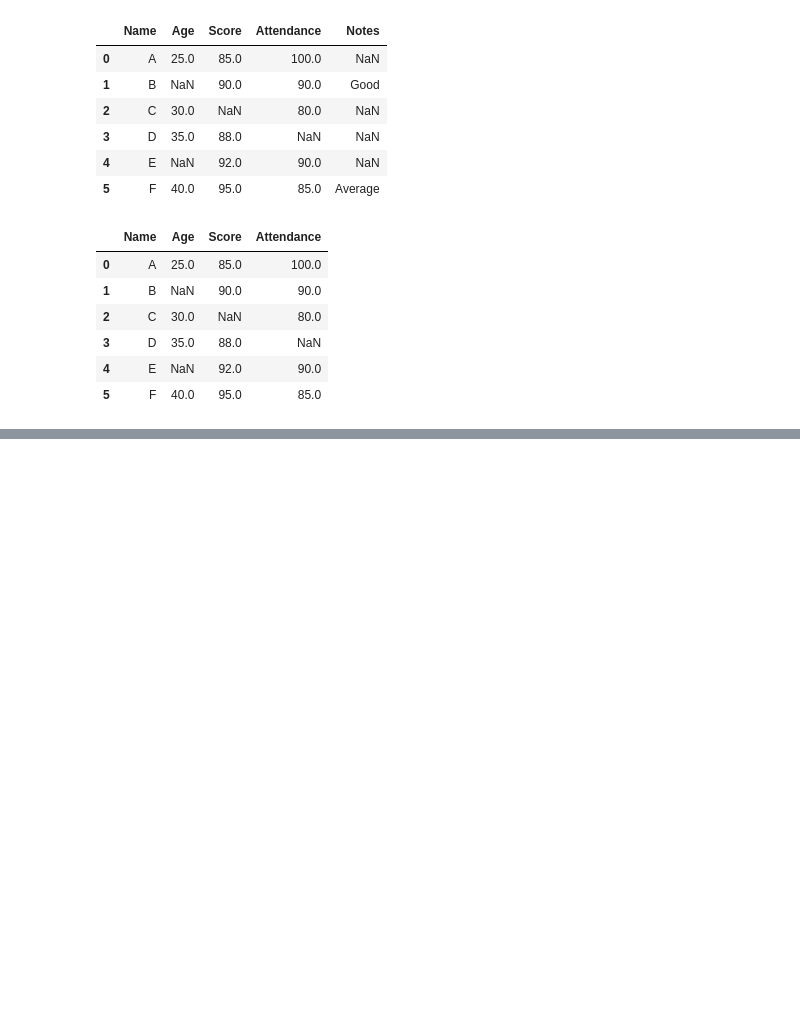
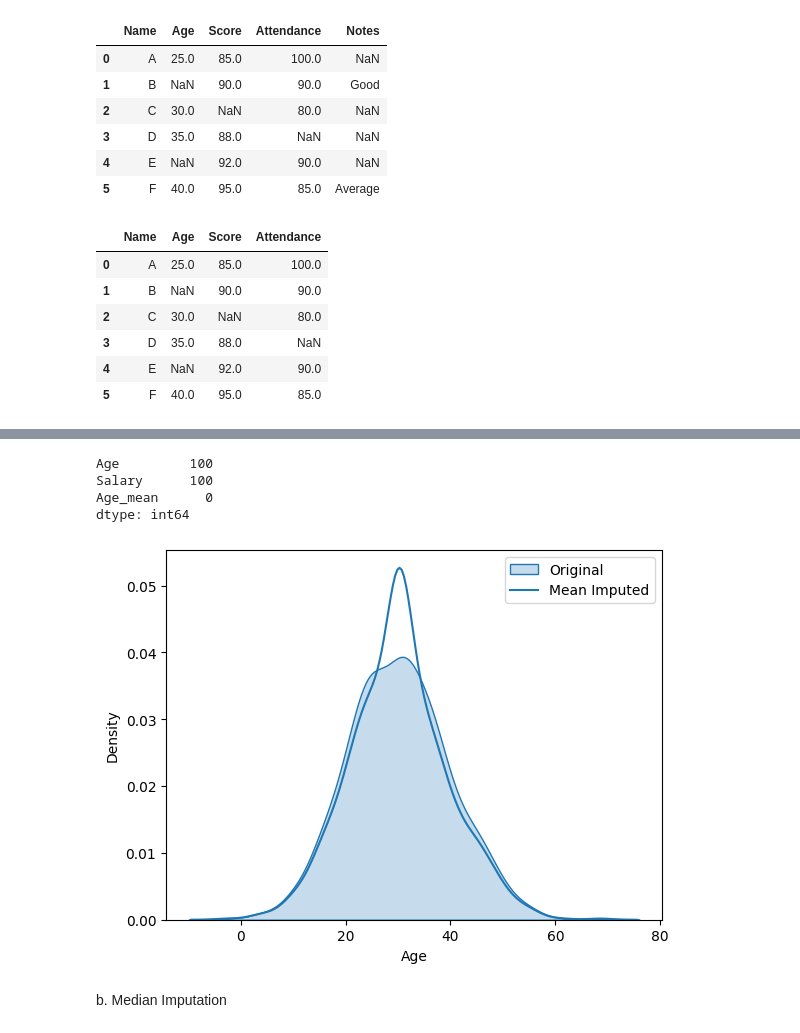
Before and after one commit to datasciencekibaatein/Batch-84, a Jupyter notebook: HandlingMissingValues/01-remove.ipynb, the cells around one changed output, grey strips where cells are left out. Drawn from its saved outputs; the diff is of its cells as text; code cells hidden in the pictures; blank space fills up the shorter version.

```diff
--- a/HandlingMissingValues/01-remove.ipynb
+++ b/HandlingMissingValues/01-remove.ipynb
@@ -144,0 +228,13 @@ df_reduced
+# %%
+import pandas as pd
+import numpy as np
+import matplotlib.pyplot as plt
+import seaborn as sns
+
+np.random.seed(42)
+data = {
+    "Age":np.random.normal(30,10,1000).tolist(),
+    "Salary":np.random.exponential(50000,1000).tolist()
+}
+# %%
+df = pd.DataFrame(data)
@@ -144,0 +250,3 @@ df_reduced
+# %%
+for col in df.columns:
+    df.loc[df.sample(frac=0.1).index,col] = np.nan
@@ -144,0 +282,21 @@ df_reduced
+# %%
+from sklearn.impute import SimpleImputer
+
+mean_imputer = SimpleImputer(strategy='mean')
+df["Age_mean"] = mean_imputer.fit_transform(df[['Age']])
+# %%
+df.isnull().sum()
+# %% [output]
+Age         100
+Salary      100
+Age_mean      0
+dtype: int64
+# %%
+sns.kdeplot(df["Age"],label="Original",fill=True)
+sns.kdeplot(df["Age_mean"],label="Mean Imputed")
+plt.legend()
+plt.show()
+# %% [output]
+[figure, added]
+# %% [markdown]
+b. Median Imputation
```
Also changed, not shown: parts of 40 cells of this notebook, 1 other file.
